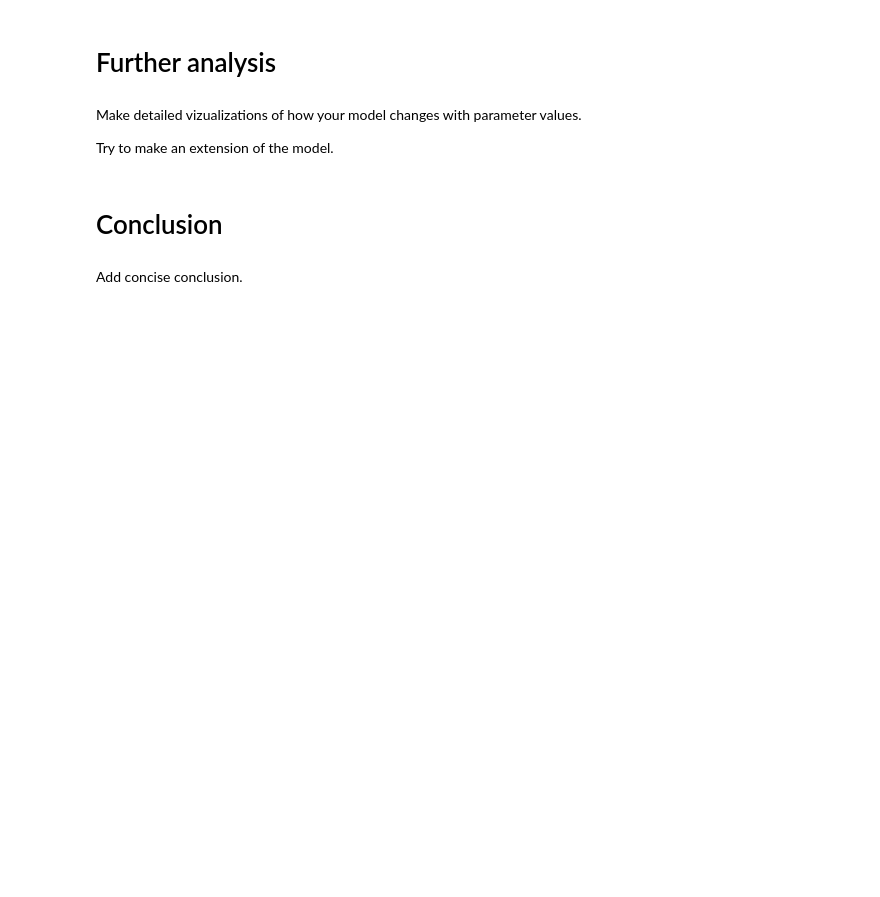
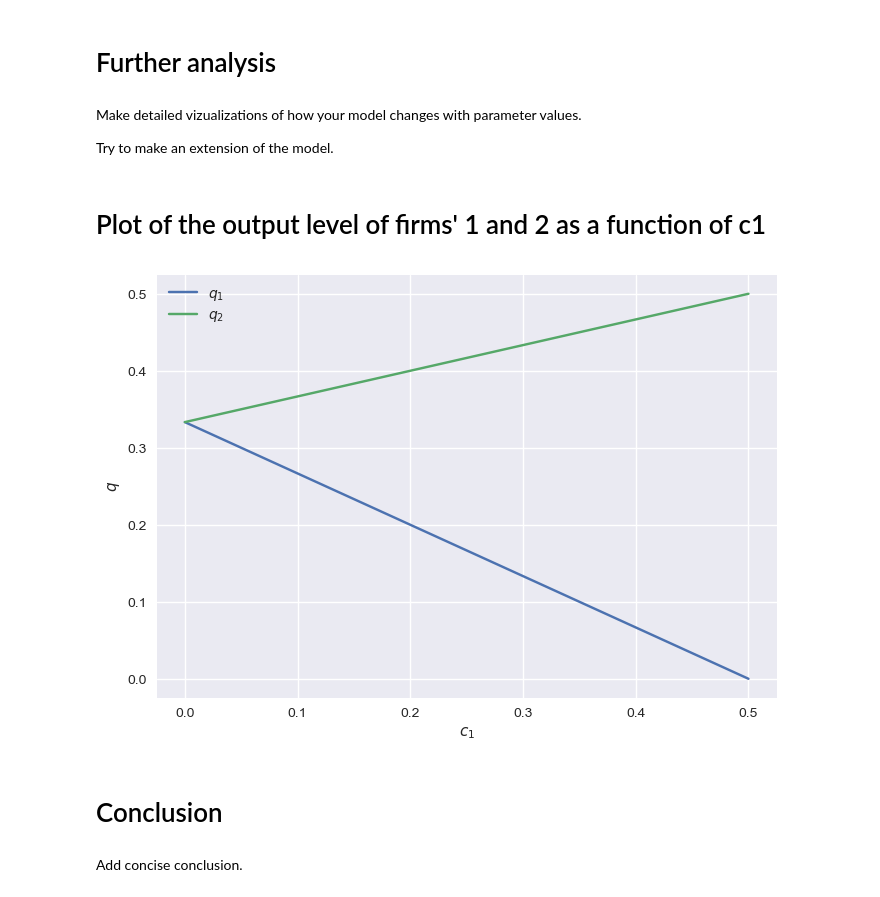
Before and after one commit to NumEconCopenhagen/projects-2023-iim, a Jupyter notebook: modelproject/modelproject.ipynb, the cells around one changed output. Drawn from its saved outputs; the diff is of its cells as text; code cells hidden in the pictures; blank space fills up the shorter version.

```diff
--- a/modelproject/modelproject.ipynb
+++ b/modelproject/modelproject.ipynb
@@ -44,0 +108,13 @@ Are there any problems with convergence? Does the model converge for all startin
+# %%
+# Define the inverse demand function and the cost function
+
+def p(q1,q2):
+    return 1-a* q1 - b* q2
+
+def costs(q,c):
+    return c*q
+# %%
+# Define the profit function of a firm with cost level c that produces output $q_1$ while its competitor produces $q_2$.
+
+def profits(demand_function,cost_function,c,q1,q2):
+    return demand_function(q1,q2)*q1-costs(q1,c)
@@ -44,0 +128,15 @@ Are there any problems with convergence? Does the model converge for all startin
+# %%
+
+def reaction(q2,c1):
+    q1 =  optimize.fminbound(lambda x: -profits(p,costs,c1,x,q2),0,1,full_output=1)
+    return q1[0]
+
+# Define the function -> equilibrium of q - R(q)
+def fixed_point(q,c):
+    return [q[0]-reaction(q[1],c[0]),q[1]-reaction(q[0],c[1])]
+
+#Initial guess
+initial_guess = [0,0]
+
+# Solve the model for the case where c1 = c2 = 0 and a = b = 1
+optimize.fsolve(lambda q: fixed_point(q,[0,0]), initial_guess)
@@ -48,6 +148,21 @@ Are there any problems with convergence? Does the model converge for all startin
 Make detailed vizualizations of how your model changes with parameter values.
 
 Try to make an extension of the model.
+# %% [markdown]
+# Plot of the output level of firms' 1 and 2 as a function of c1
+# %%
+range_c = arange(0,0.51,0.01)
+range_q = [optimize.fsolve(lambda q: fixed_point(q,[c,0]), [0,0]) for c in range_c]
+plt.style.use('seaborn')
+plt.clf()
+plt.plot(range_c,array(range_q)[:,0], label = '$q_1$')
+plt.plot(range_c,array(range_q)[:,1], label = '$q_2$')
+plt.xlabel('$c_1$')
+plt.ylabel('$q$')
+plt.legend()
+plt.savefig('Cournot.png')
+# %% [output]
+[figure, added]
 # %% [markdown]
 # Conclusion
 # %% [markdown]
```
Also changed, not shown: parts of 18 cells of this notebook, 1 other file.
